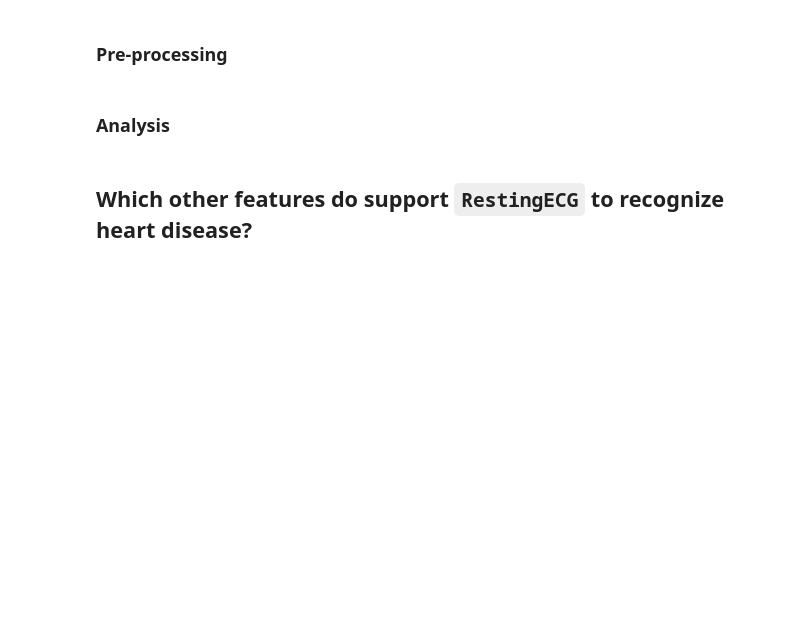
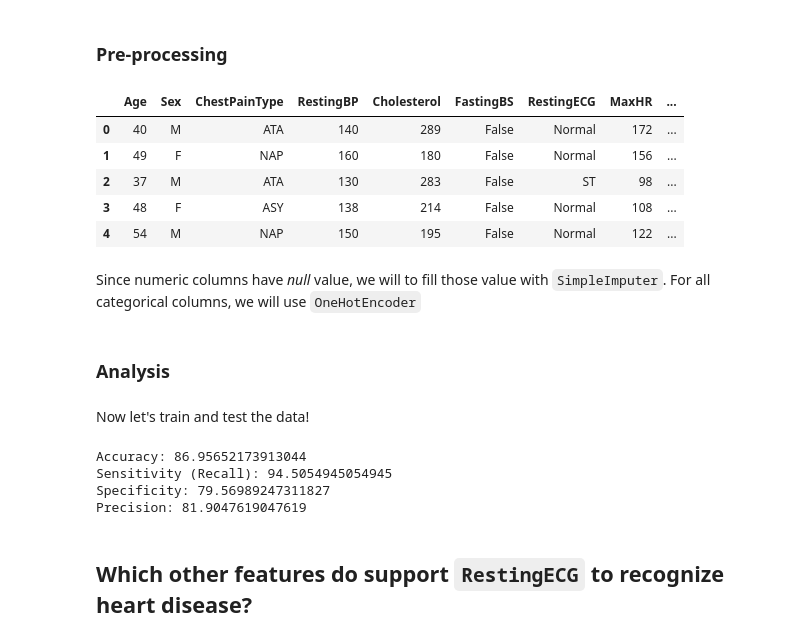
Before and after one commit to vntan/HeartFailureAnalysis, a Jupyter notebook: HeartFailureAnalysis.ipynb, the cells around one changed output. Cells and saved outputs as stored; diff of their text form; code cells hidden in the pictures; blank space fills up the shorter version.

```diff
--- a/HeartFailureAnalysis.ipynb
+++ b/HeartFailureAnalysis.ipynb
@@ -405,8 +405,9 @@ As we can see here:
 * Mostly attributes has a positive correlation with other atributes, except `MaxHR` attribute.
 # %%
 bins = heart_num_df['Age'].value_counts(bins=10, sort=False).index
-heart_df['Age_binned'] = pd.cut(heart_df['Age'], bins)
-ax = sns.countplot(data=heart_df, x='Age_binned', hue='Sex')
+temp_df = heart_df.copy()
+temp_df['Age_binned'] = pd.cut(temp_df['Age'], bins)
+ax = sns.countplot(data=temp_df, x='Age_binned', hue='Sex')
 plt.xticks(rotation=45);
 # %% [output]
 [figure]
@@ -437,0 +453,11 @@ For almost attributes except `RestingECG` and `FastingBS`, we can clearly see th
+# %%
+heart_df.head()
+# %% [output]
+|  | Age | Sex | ChestPainType | RestingBP | Cholesterol | FastingBS | RestingECG | MaxHR | ... |
+| 0 | 40 | M | ATA | 140 | 289 | False | Normal | 172 | ... |
+| 1 | 49 | F | NAP | 160 | 180 | False | Normal | 156 | ... |
+| 2 | 37 | M | ATA | 130 | 283 | False | ST | 98 | ... |
+| 3 | 48 | F | ASY | 138 | 214 | False | Normal | 108 | ... |
+| 4 | 54 | M | NAP | 150 | 195 | False | Normal | 122 | ... |
+# %% [markdown]
+Since numeric columns have *null* value, we will to fill those value with `SimpleImputer`. For all categorical columns, we will use `OneHotEncoder`
@@ -438,5 +479,31 @@ For almost attributes except `RestingECG` and `FastingBS`, we can clearly see th
 # %% [markdown]
 ### Analysis
+# %% [markdown]
+Now let's train and test the data!
+# %%
+full_model = Pipeline(steps=[
+    ('preprocess', preprocessor),
+    ('model', LogisticRegression(max_iter=1000, C=10))
+])
+
+# train model
+full_model.fit(X_train, y_train)
+
+# predict through model
+y_pred = full_model.predict(X_test)
+
+# evaluate model prediction
+tn, fp, fn, tp = confusion_matrix(y_pred=y_pred, y_true=y_test).ravel()
+
+print(f'Accuracy: {(tp + tn) / (tn + fp + fn + tp) * 100}')
+print(f'Sensitivity (Recall): {tp / (tp + fn) * 100}')
+print(f'Specificity: {tn / (tn + fp) * 100}')
+print(f'Precision: {tp / (tp + fp) * 100}')
+# %% [output]
+Accuracy: 86.95652173913044
+Sensitivity (Recall): 94.5054945054945
+Specificity: 79.56989247311827
+Precision: 81.9047619047619
 # %% [markdown]
 ## Which other features do support `RestingECG` to recognize heart disease?
 # %% [markdown]
```
Also changed, not shown: parts of 3 cells of this notebook.
